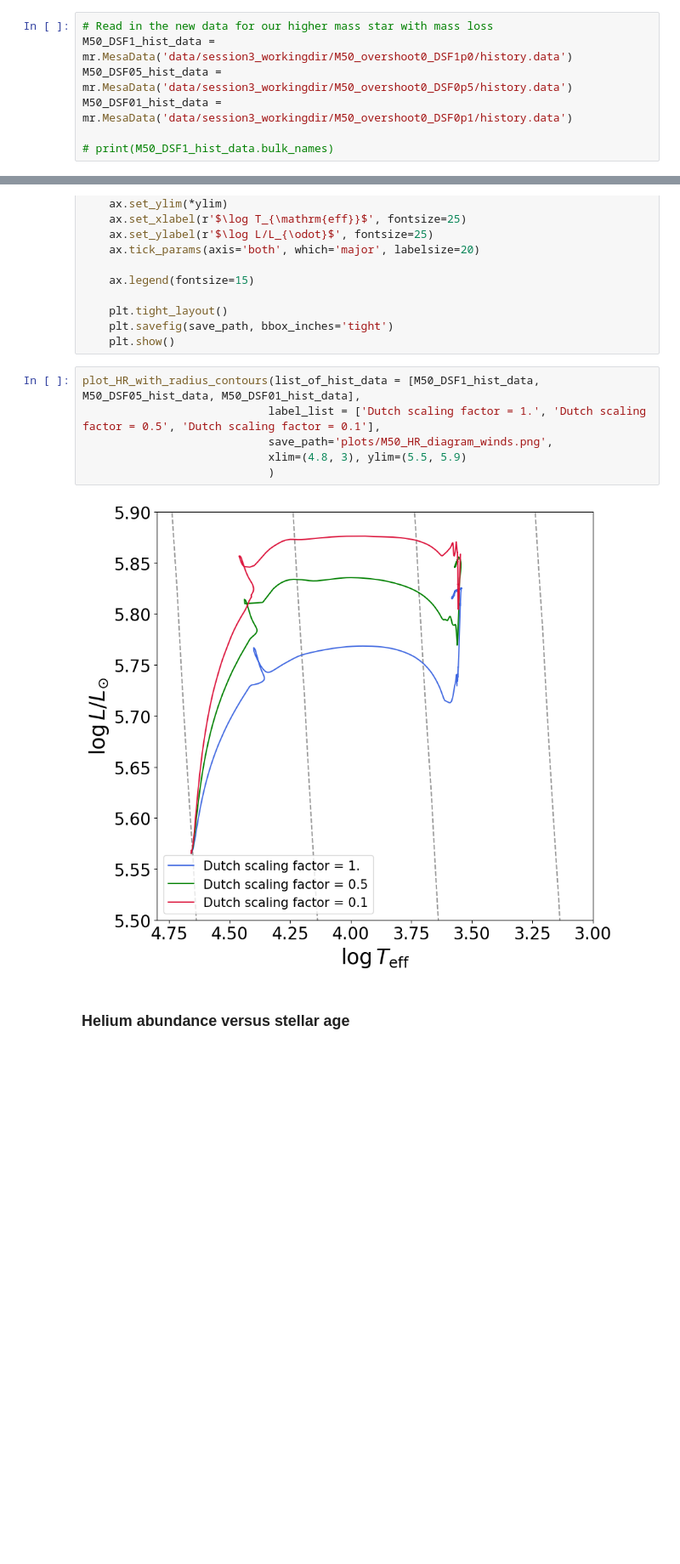
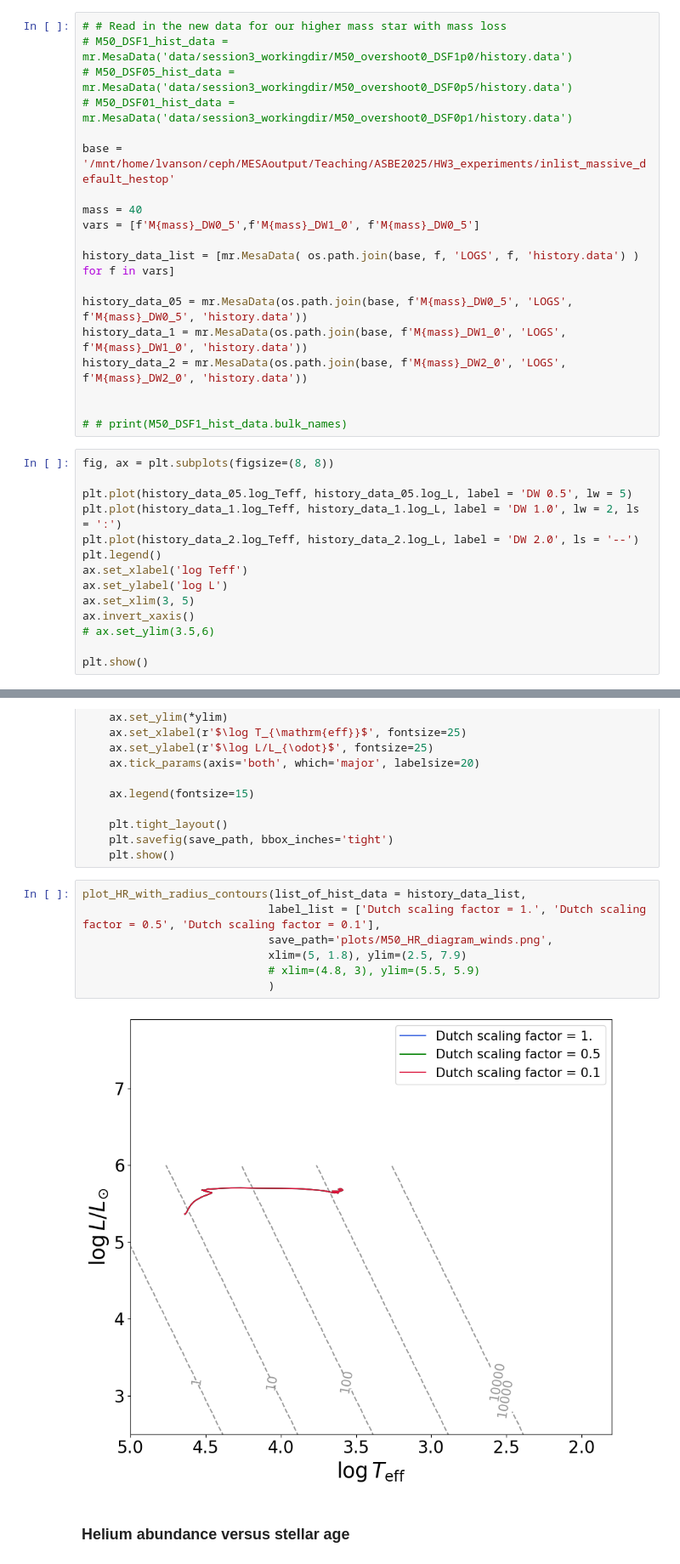
Before and after one commit to LiekeVanSon/ASBE-course, a Jupyter notebook: practicum/session3/solutions_session3/solutions_session3.ipynb, the cells around one changed output, grey strips where cells are left out. Shown at 85% size. Drawn from its saved outputs; the diff is of its cells as text; blank space fills up the shorter version.

Commit message:
working on the MESA exercises (finalising inlists)

```diff
--- a/practicum/session3/solutions_session3/solutions_session3.ipynb
+++ b/practicum/session3/solutions_session3/solutions_session3.ipynb
@@ -373,9 +344,35 @@ HR_diagram(history_list,
 ***
 # 2 Evolution of massive stars with mass loss
 # %%
-# Read in the new data for our higher mass star with mass loss
-M50_DSF1_hist_data = mr.MesaData('data/session3_workingdir/M50_overshoot0_DSF1p0/history.data')
-M50_DSF05_hist_data = mr.MesaData('data/session3_workingdir/M50_overshoot0_DSF0p5/history.data')
-M50_DSF01_hist_data = mr.MesaData('data/session3_workingdir/M50_overshoot0_DSF0p1/history.data')
+# # Read in the new data for our higher mass star with mass loss
+# M50_DSF1_hist_data = mr.MesaData('data/session3_workingdir/M50_overshoot0_DSF1p0/history.data')
+# M50_DSF05_hist_data = mr.MesaData('data/session3_workingdir/M50_overshoot0_DSF0p5/history.data')
+# M50_DSF01_hist_data = mr.MesaData('data/session3_workingdir/M50_overshoot0_DSF0p1/history.data')
 
-# print(M50_DSF1_hist_data.bulk_names)
+base = '/mnt/home/lvanson/ceph/MESAoutput/Teaching/ASBE2025/HW3_experiments/inlist_massive_default_hestop'
+
+mass = 40
+vars = [f'M{mass}_DW0_5',f'M{mass}_DW1_0', f'M{mass}_DW0_5']
+
+history_data_list = [mr.MesaData( os.path.join(base, f, 'LOGS', f, 'history.data') )  for f in vars]
+
+history_data_05 = mr.MesaData(os.path.join(base, f'M{mass}_DW0_5', 'LOGS', f'M{mass}_DW0_5', 'history.data'))
+history_data_1 = mr.MesaData(os.path.join(base, f'M{mass}_DW1_0', 'LOGS', f'M{mass}_DW1_0', 'history.data'))
+history_data_2 = mr.MesaData(os.path.join(base, f'M{mass}_DW2_0', 'LOGS', f'M{mass}_DW2_0', 'history.data'))
+
+
+# # print(M50_DSF1_hist_data.bulk_names)
+# %%
+fig, ax = plt.subplots(figsize=(8, 8))
+
+plt.plot(history_data_05.log_Teff, history_data_05.log_L, label = 'DW 0.5', lw = 5)
+plt.plot(history_data_1.log_Teff, history_data_1.log_L, label = 'DW 1.0', lw = 2, ls = ':')
+plt.plot(history_data_2.log_Teff, history_data_2.log_L, label = 'DW 2.0', ls = '--')
+plt.legend()
+ax.set_xlabel('log Teff')
+ax.set_ylabel('log L')
+ax.set_xlim(3, 5)
+ax.invert_xaxis()
+# ax.set_ylim(3.5,6)
+
+plt.show()
@@ -433,13 +432,14 @@ def plot_HR_with_radius_contours(list_of_hist_data, label_list = ['No overshoot'
     plt.savefig(save_path, bbox_inches='tight')
     plt.show()
 # %%
-plot_HR_with_radius_contours(list_of_hist_data = [M50_DSF1_hist_data, M50_DSF05_hist_data, M50_DSF01_hist_data],
+plot_HR_with_radius_contours(list_of_hist_data = history_data_list,
                             label_list = ['Dutch scaling factor = 1.', 'Dutch scaling factor = 0.5', 'Dutch scaling factor = 0.1'],
                             save_path='plots/M50_HR_diagram_winds.png',
-                            xlim=(4.8, 3), ylim=(5.5, 5.9)
+                            xlim=(5, 1.8), ylim=(2.5, 7.9)
+                            # xlim=(4.8, 3), ylim=(5.5, 5.9)
                             )
 # %% [output]
-[figure, old version]
+[figure, new version]
 # %% [markdown]
 ### Helium abundance versus stellar age
 # %%
```
Also changed, not shown: parts of 14 cells of this notebook, 12 other files.
